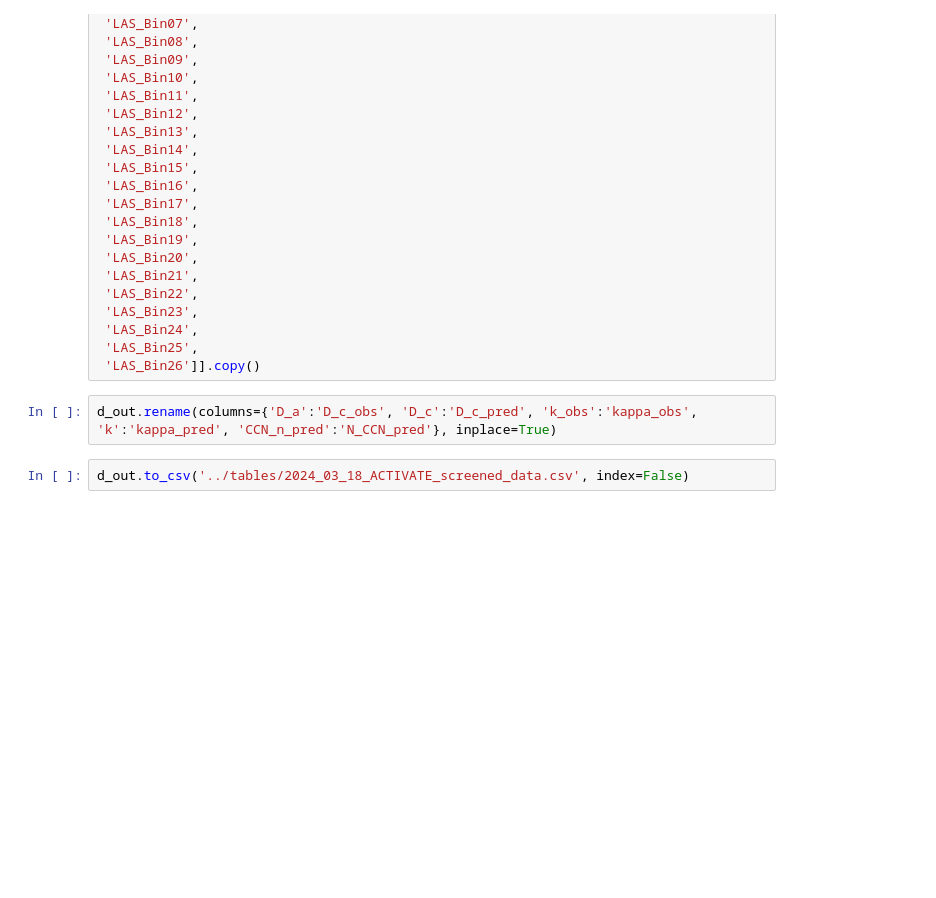
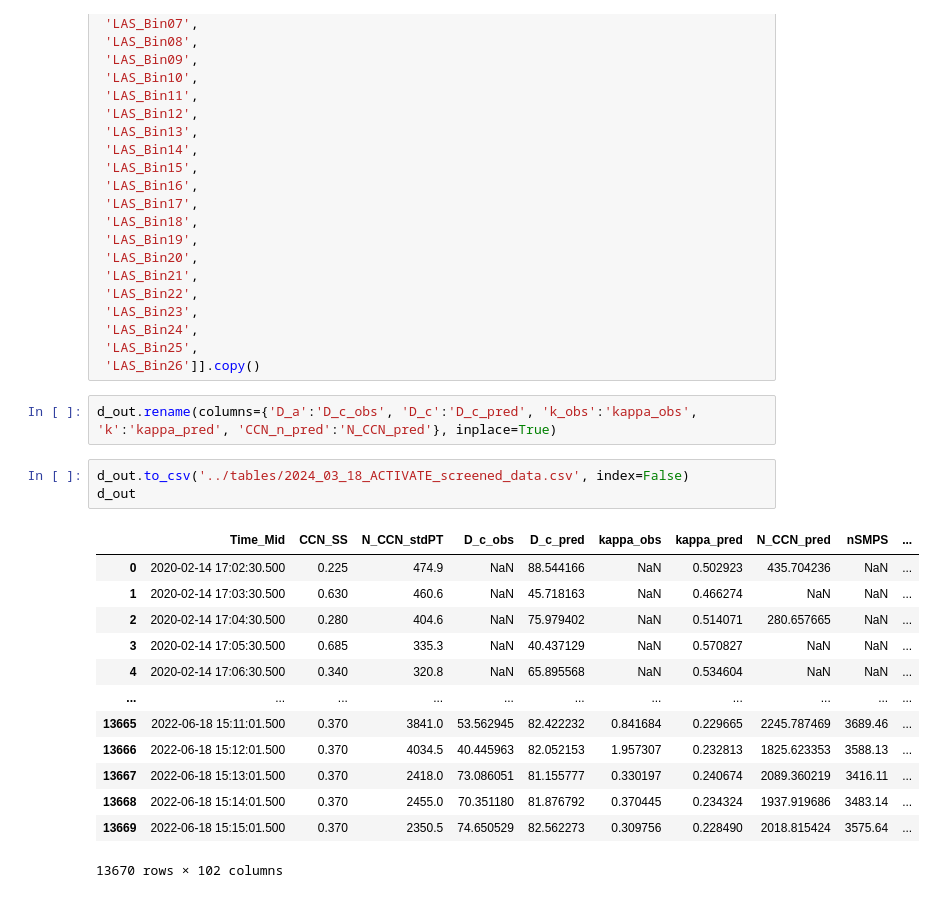
Before and after one commit to csoloff/ACTIVATE_CCN_closure, a Jupyter notebook: scripts/04_reformat_table.ipynb, the cells around one changed output. Drawn from its saved outputs; the diff is of its cells as text; blank space fills up the shorter version.

```diff
--- a/scripts/04_reformat_table.ipynb
+++ b/scripts/04_reformat_table.ipynb
@@ -101,3 +101,18 @@ d_out = d[['Time_Mid', 'CCN_SS',
 d_out.rename(columns={'D_a':'D_c_obs', 'D_c':'D_c_pred', 'k_obs':'kappa_obs', 'k':'kappa_pred', 'CCN_n_pred':'N_CCN_pred'}, inplace=True)
 # %%
 d_out.to_csv('../tables/2024_03_18_ACTIVATE_screened_data.csv', index=False)
+d_out
+# %% [output]
+|  | Time_Mid | CCN_SS | N_CCN_stdPT | D_c_obs | D_c_pred | kappa_obs | kappa_pred | N_CCN_pred | nSMPS | ... |
+| 0 | 2020-02-14 17:02:30.500 | 0.225 | 474.9 | NaN | 88.544166 | NaN | 0.502923 | 435.704236 | NaN | ... |
+| 1 | 2020-02-14 17:03:30.500 | 0.630 | 460.6 | NaN | 45.718163 | NaN | 0.466274 | NaN | NaN | ... |
+| 2 | 2020-02-14 17:04:30.500 | 0.280 | 404.6 | NaN | 75.979402 | NaN | 0.514071 | 280.657665 | NaN | ... |
+| 3 | 2020-02-14 17:05:30.500 | 0.685 | 335.3 | NaN | 40.437129 | NaN | 0.570827 | NaN | NaN | ... |
+| 4 | 2020-02-14 17:06:30.500 | 0.340 | 320.8 | NaN | 65.895568 | NaN | 0.534604 | NaN | NaN | ... |
+| ... | ... | ... | ... | ... | ... | ... | ... | ... | ... | ... |
+| 13665 | 2022-06-18 15:11:01.500 | 0.370 | 3841.0 | 53.562945 | 82.422232 | 0.841684 | 0.229665 | 2245.787469 | 3689.46 | ... |
+| 13666 | 2022-06-18 15:12:01.500 | 0.370 | 4034.5 | 40.445963 | 82.052153 | 1.957307 | 0.232813 | 1825.623353 | 3588.13 | ... |
+| 13667 | 2022-06-18 15:13:01.500 | 0.370 | 2418.0 | 73.086051 | 81.155777 | 0.330197 | 0.240674 | 2089.360219 | 3416.11 | ... |
+| 13668 | 2022-06-18 15:14:01.500 | 0.370 | 2455.0 | 70.351180 | 81.876792 | 0.370445 | 0.234324 | 1937.919686 | 3483.14 | ... |
+| 13669 | 2022-06-18 15:15:01.500 | 0.370 | 2350.5 | 74.650529 | 82.562273 | 0.309756 | 0.228490 | 2018.815424 | 3575.64 | ... |
+13670 rows × 102 columns
```
